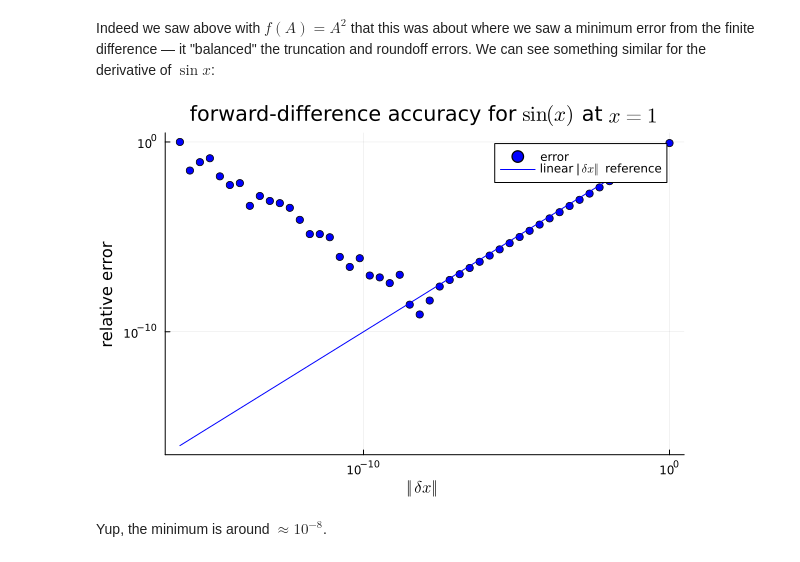
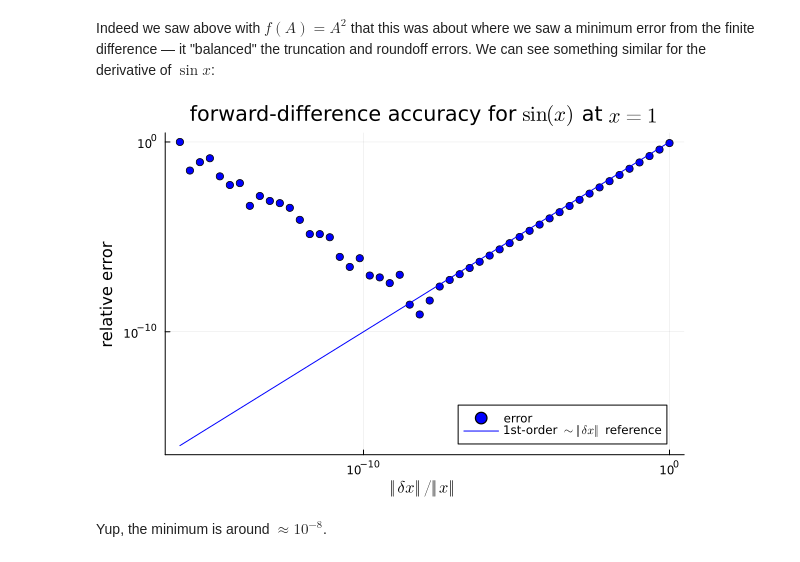
Before and after one commit to mitmath/matrixcalc, a Jupyter notebook: notes/Finite difference checks.ipynb, the cells around one changed output. Drawn from its saved outputs; the diff is of its cells as text; code cells hidden in the pictures.

```diff
--- a/notes/Finite difference checks.ipynb
+++ b/notes/Finite difference checks.ipynb
@@ -341,12 +342,12 @@ Indeed we saw above with $f(A) = A^2$ that this was about where we saw a minimum
 # %%
 s = 10 .^ range(-16,0,50)
 errors = [relative_error((sin(1+s)-sin(1))/s, cos(1)) for s in s]
 scatter(s, errors, xaxis=:log, yaxis=:log, markershape=:circle,markercolor=:blue,
-     title = L"forward-difference accuracy for $\sin(x)$ at $x=1$", xlabel=L"\Vert \delta x\Vert", ylabel="relative error",
-     label = "error", fmt=:png)
-plot!(s, s, linecolor=:blue, label=L"linear $\Vert \delta x\Vert$ reference")
+     title = L"forward-difference accuracy for $\sin(x)$ at $x=1$", xlabel=L"\Vert \delta x\Vert / \Vert x \Vert", ylabel="relative error",
+     label = "error", fmt=:png, legend=:bottomright)
+plot!(s, s, linecolor=:blue, label=L"1st-order $\sim \Vert \delta x\Vert$ reference")
 # %% [output]
-[figure, old version]
+[figure, new version]
 # %% [markdown]
 Yup, the minimum is around $\approx 10^{-8}$.
 # %% [markdown]
```
Also changed, not shown: parts of 16 cells of this notebook.
